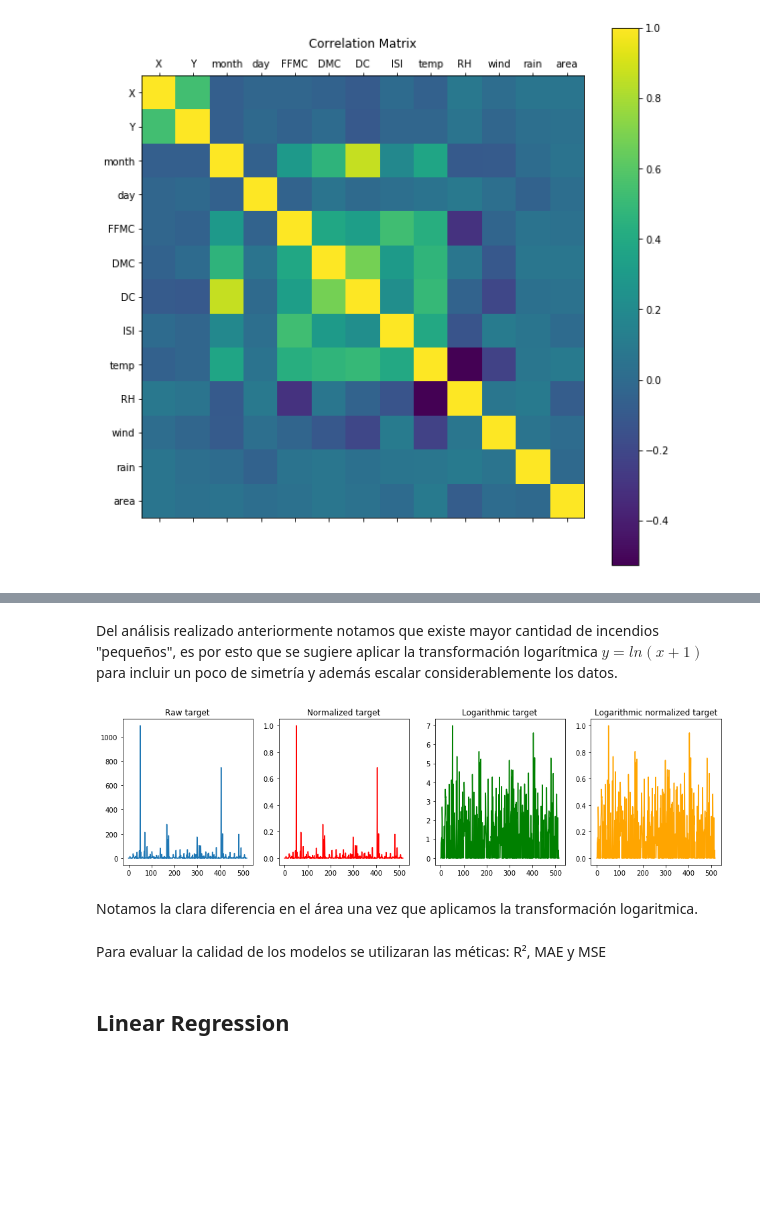
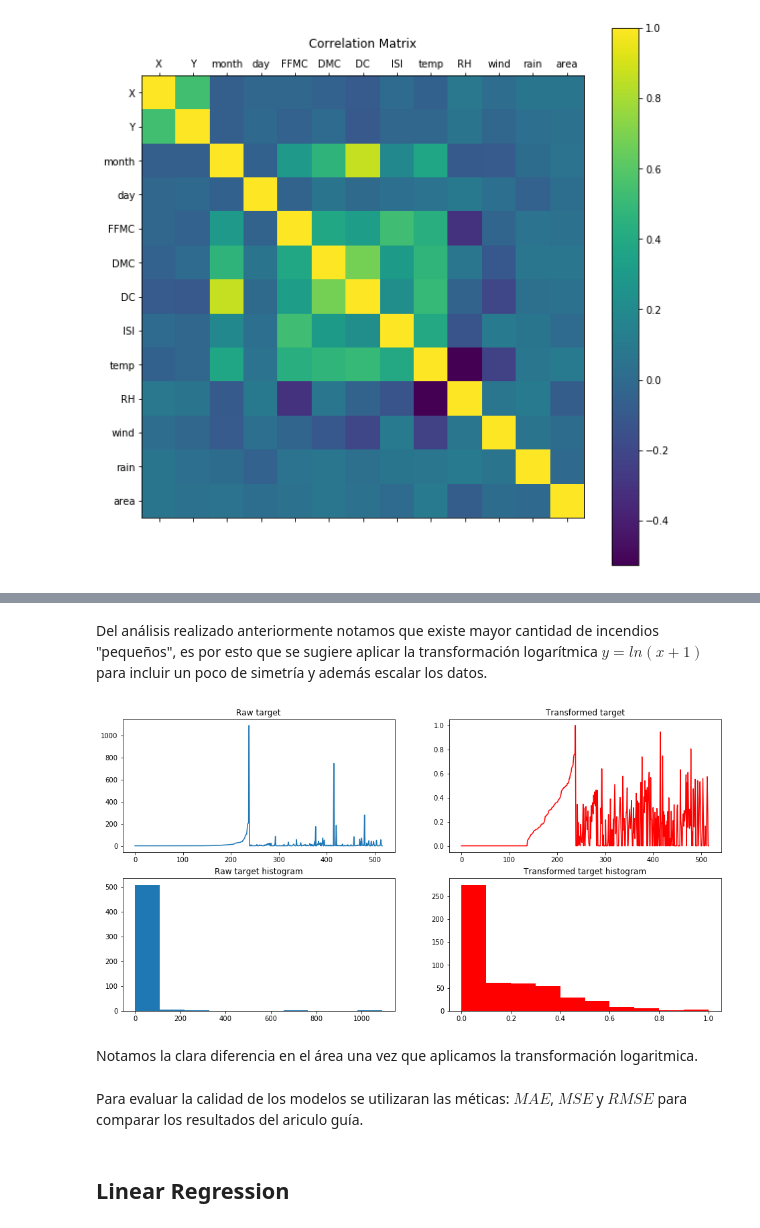
Before and after one commit to dsanmartin/INF578-PJ, a Jupyter notebook: code/Proyecto.ipynb, the cells around one changed output, grey strips where cells are left out. Saved outputs shown, nothing was run; the diff lists cells and outputs as text; code cells hidden in the pictures; blank space fills up the shorter version.

```diff
--- a/code/Proyecto.ipynb
+++ b/code/Proyecto.ipynb
@@ -132,15 +133,0 @@ A modo de comparación, se utilizarán de igual forma los datos "crudos".  Para
-# %%
-df = shuffle(df, random_state=seed) # shuffle dataset to improve results
-
-# Data configurations
-# X
-X = df.iloc[:,:-1]
-X1C = pd.get_dummies(X, columns=['month', 'day'])
-STFWI = df.loc[:, ['X', 'Y', 'month', 'day', 'FFMC', 'DMC', 'DC', 'ISI']]
-STFWI1C = pd.get_dummies(STFWI, columns=['month', 'day'])
-STM = df.loc[:, ['X', 'Y', 'month', 'day', 'temp', 'RH', 'wind', 'rain']]
-STM1C = pd.get_dummies(STM, columns=['month', 'day'])
-FWI = df.loc[:, ['FFMC', 'DMC', 'DC', 'ISI']]
-M = df.loc[:, ['temp', 'RH', 'wind', 'rain']]
-# y
-y = df.loc[:,['area']]
@@ -167,2 +149,2 @@ M_sc = pd.DataFrame(s8.transform(M), columns=M.columns)
 # %% [markdown]
-Del análisis realizado anteriormente notamos que existe mayor cantidad de incendios "pequeños", es por esto que se sugiere aplicar la transformación logarítmica $y=ln(x+1)$ para incluir un poco de simetría y además escalar considerablemente los datos.
+Del análisis realizado anteriormente notamos que existe mayor cantidad de incendios "pequeños", es por esto que se sugiere aplicar la transformación logarítmica $y=ln(x+1)$ para incluir un poco de simetría y además escalar los datos.
@@ -169,34 +173,26 @@ Del análisis realizado anteriormente notamos que existe mayor cantidad de incen
+# %%
+y_sc, y_scaler = transformTarget(y)
 # %%
-# Normalized target
-sy = MinMaxScaler(feature_range=(0, 1))
-y_sc = sy.fit_transform(y.as_matrix().reshape(len(y), 1)).flatten()
-
-# Logarithmic target
-y_log = np.log(y + 1)
-
-# Logarithmic normalized
-y_log_sc = sy.fit_transform(y_log.as_matrix().reshape(len(y), 1)).flatten()
-
 # Comparison plot
-plt.figure(figsize=(16, 4))
-plt.subplot(1, 4, 1)
-plt.plot(np.arange(len(y)), y.values)
+plt.figure(figsize=(16, 8))
+plt.subplot(2, 2, 1)
+plt.plot(y.values)
 plt.title("Raw target")
-plt.subplot(1, 4, 2)
-plt.plot(np.arange(len(y_sc)), y_sc, 'r')
-plt.title("Normalized target")
-plt.subplot(1, 4, 3)
-plt.plot(np.arange(len(y_log)), y_log, 'g')
-plt.title("Logarithmic target")
-plt.subplot(1, 4, 4)
-plt.plot(np.arange(len(y_log_sc)), y_log_sc, 'orange')
-plt.title("Logarithmic normalized target")
+plt.subplot(2, 2, 2)
+plt.plot(y_sc, 'r')
+plt.title("Transformed target")
+plt.subplot(2, 2, 3)
+plt.hist(y.values)
+plt.title("Raw target histogram")
+plt.subplot(2, 2, 4)
+plt.hist(y_sc, color='red')
+plt.title("Transformed target histogram")
 plt.show()
 # %% [output]
-[figure, old version]
+[figure, new version]
 # %% [markdown]
 Notamos la clara diferencia en el área una vez que aplicamos la transformación logaritmica.
 # %% [markdown]
-Para evaluar la calidad de los modelos se utilizaran las méticas: R², MAE y MSE
+Para evaluar la calidad de los modelos se utilizaran las méticas: $MAE$, $MSE$ y $RMSE$ para comparar los resultados del ariculo guía.
 # %%
 def printScores(y_real, y_hat):
```
Also changed, not shown: parts of 49 cells of this notebook, 12 other files.
